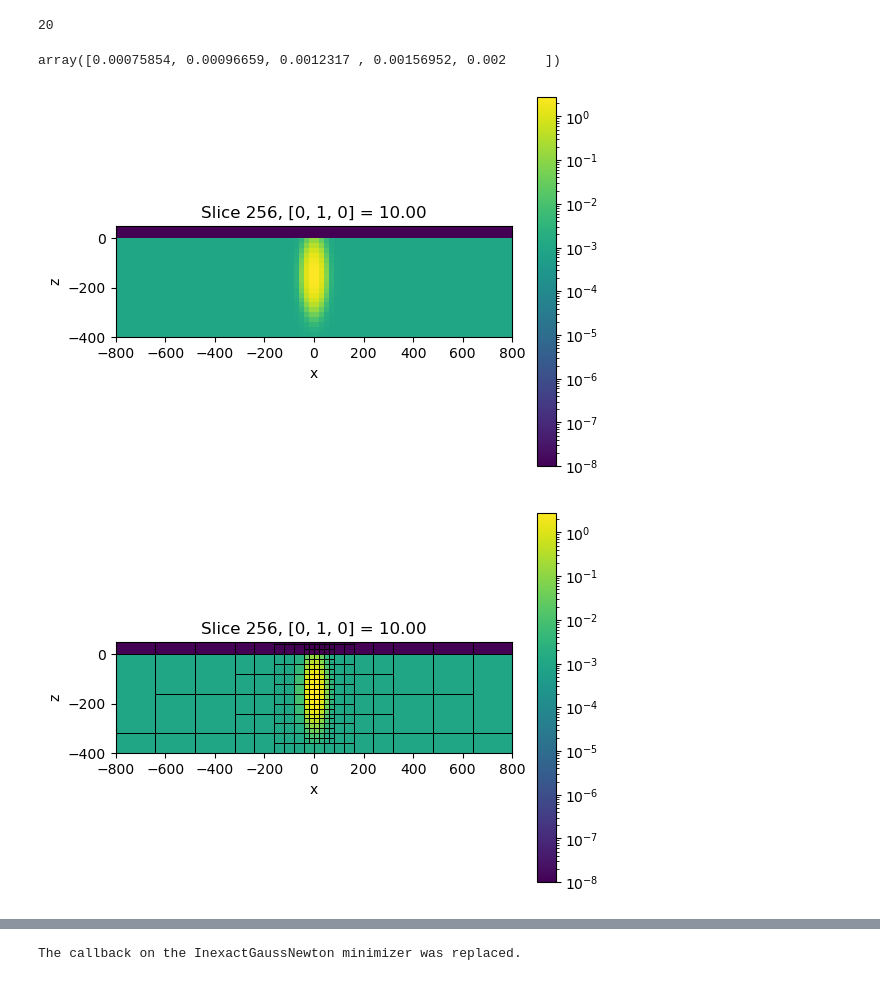
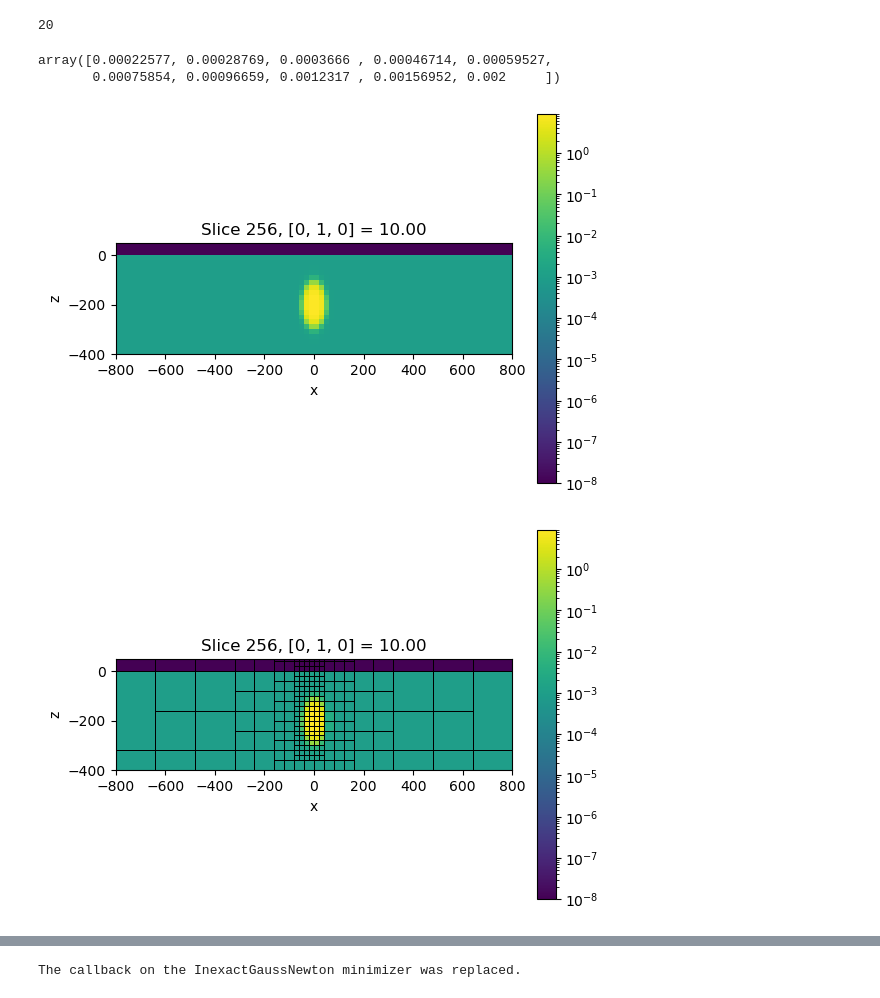
Before and after one commit to lheagy/2026-heagy-etal-aem, a Jupyter notebook: caber-synthetic/caber-synthetic.ipynb, the cells around one changed output, grey strips where cells are left out. Saved outputs shown, nothing was run; the diff lists cells and outputs as text; code cells hidden in the pictures.

```diff
--- a/caber-synthetic/caber-synthetic.ipynb
+++ b/caber-synthetic/caber-synthetic.ipynb
@@ -53,7 +53,7 @@ target_z = np.r_[-300, -120]
 # rx_locs[:, 1] =
 tx_height = 30
 
-rx_x = (np.linspace(-500, 500, 26))[3:-3][::2]
+rx_x = (np.linspace(-500, 500, 26))[::2]
 rx_y = (np.linspace(-400, 400, 5))[1:-1]
 # rx_y = np.r_[-80, -40, 0, 40, 80]
 
@@ -373,10 +372,11 @@ len(rx_times)
 # %% [output]
 20
 # %%
-times_invert = slice(15, None)
+times_invert = slice(10, None)
 rx_times[times_invert]
 # %% [output]
-array([0.00075854, 0.00096659, 0.0012317 , 0.00156952, 0.002     ])
+array([0.00022577, 0.00028769, 0.0003666 , 0.00046714, 0.00059527,
+       0.00075854, 0.00096659, 0.0012317 , 0.00156952, 0.002     ])
 # %%
 source_list_invert = []
 
@@ -402,6 +402,7 @@ param_sims = []
 global_ellipsoid = ParametricEllipsoid(
     global_mesh,
     active_cells=active_cells_map.active_cells,
+    boundary_sharpness=5.0
     # slopeFact=10,
 )
 
@@ -428,9 +429,14 @@ for ii, local_mesh in enumerate(mesh_list):
 
 sim_parametric = MultiprocessingMetaSimulation(param_sims, param_mappings)
 # %%
-# p_0, rx, ry, rz, phix, phiy, phiz, x_0, y_0, z_0, p_1, a
+# p_0, log_rx, log_ry, log_rz, phi_x, phi_y, phi_z, x_0, y_0, z_0, p_interior
+# r_x, r_y, r_z are now semi-axes, so log(50), log(50), log(150)
 parametric_model = np.r_[
-    np.log(sigma_back), 100, 100, 300, 0, 0, 0, 0, 0, -150, np.log(sigma_target), 1
+    np.log(sigma_back),
+    np.log(sigma_target),
+    np.log(50), np.log(50), np.log(100),
+    0, 0, 0,
+    0, 0, -200,
 ]
 # %%
 fig, ax = plt.subplots(1, 1)
@@ -446,26 +452,26 @@ ax.set_xlim(800*np.r_[-1, 1])
 ax.set_ylim(np.r_[-400, 50])
 ax.set_aspect(1)
 # %% [output]
-[figure, old version]
+[figure, new version]
 # %%
-ind = 30
+ind = 19
 local_mesh = mesh_list[ind]
 local_sim = param_sims[ind]
 local_mapping = param_mappings[ind]
 
 fig, ax = plt.subplots(1, 1)
 plt.colorbar(local_mesh.plot_slice(
     local_sim.sigmaMap * local_mapping * parametric_model, normal="y", pcolor_opts={"norm":LogNorm()},
     ax=ax,
     # grid=True,
     grid_opts={"color":"k", "lw":0.5},
 )[0], ax=ax)
 
 ax.set_xlim(800*np.r_[-1, 1])
 ax.set_ylim(np.r_[-400, 50])
 ax.set_aspect(1)
 # %% [output]
-[figure, old version]
+[figure, new version]
 # %%
 dpred_parametric = sim_parametric.dpred(parametric_model)
 # %%
```
Also changed, not shown: parts of 19 cells of this notebook, 1 other file.
